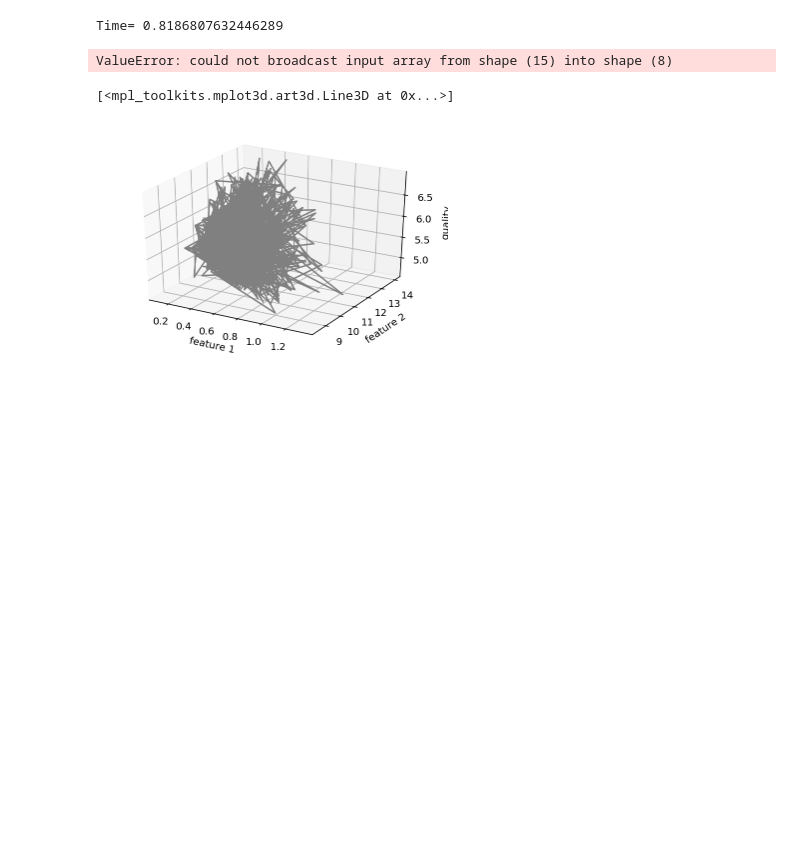
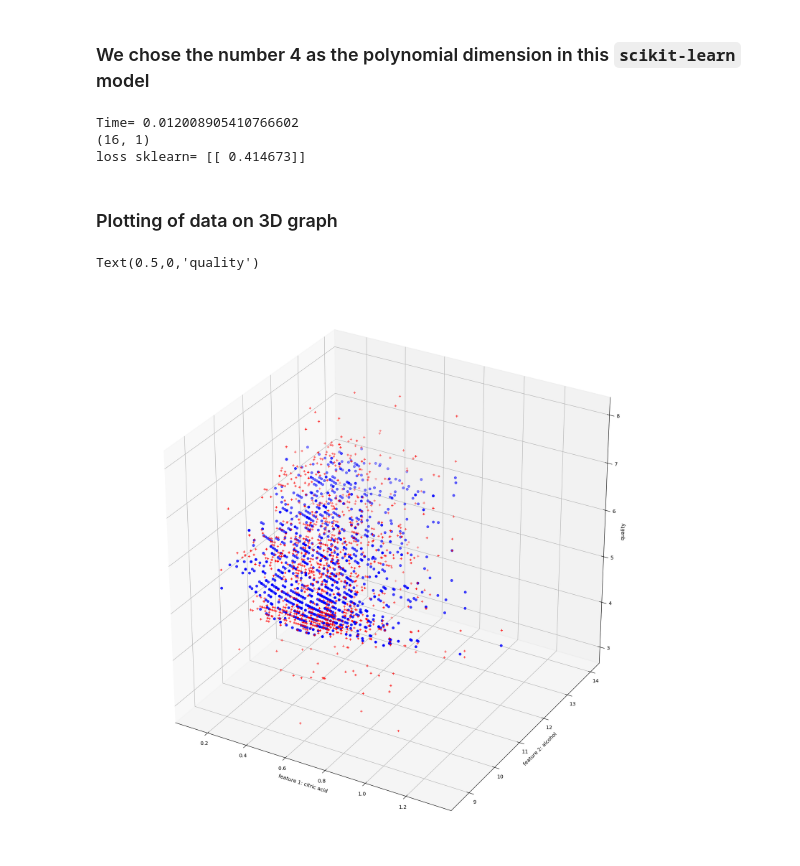
Before and after one commit to tcheew118/CE9010_2018_Group18_Project, a Jupyter notebook: Project_Sklearn.ipynb, the cells around one changed output. Drawn from its saved outputs; the diff is of its cells as text; code cells hidden in the pictures; blank space fills up the shorter version.

````diff
--- a/Project_Sklearn.ipynb
+++ b/Project_Sklearn.ipynb
@@ -79,45 +97,59 @@ def loss_mse(w,X,y):
     loss = 1/n*(z.T).dot(z)
     return loss
 #print(mse_f(X, w, y))
+# %% [markdown]
+### We chose the number 4 as the polynomial dimension in this ```scikit-learn``` model
 # %%
-d = 4
-poly = PolynomialFeatures(d)
+poly = PolynomialFeatures(4)
 X_poly = poly.fit_transform(X)
+#print(X_poly.shape)
 
 # run logistic regression with scikit-learn
 start = time.time()
 lin_reg_sklearn = LinearRegression()
-lin_reg_sklearn.fit(X_poly, y) # learn the model parameters #YOUR CODE HERE
+lin_reg_sklearn.fit(X_poly, y)
 print('Time=',time.time() - start)
 
-# compute loss value
-x=np.zeros([10,4])
-w_sklearn = np.zeros([2*d+1,1])
+# compute sklearn parameters
+w_sklearn = np.zeros([16,1])
 w_sklearn[0,0] = lin_reg_sklearn.intercept_
-w_sklearn[1:2*d+1,0] = lin_reg_sklearn.coef_
-print(w_sklearn)
+w_sklearn[1:16,0] = lin_reg_sklearn.coef_
+print(w_sklearn.shape)
 
 #calculate the loss based on train_data
-X1 = np.ones([1200,a])
-X1 [:, 1:2*d+1] = X_poly[:, 0:2*d]
+X1 = np.ones([1200,16])
+X1 [:, 1:16] = X_poly[:, 0:15]
 loss_sklearn = loss_mse(w_sklearn,X1,y)
 print('loss sklearn=',loss_sklearn)
 # %% [output]
-Time= 0.8186807632446289
+Time= 0.012008905410766602
+(16, 1)
+loss sklearn= [[ 0.414673]]
-ValueError: could not broadcast input array from shape (15) into shape (8)
-# %%
-#visualize the data by 3D graph
-fig = plt.figure()
-ax = plt.axes(projection='3d')
-xline = X[:, 0]
-yline = X[:, 1]
-zline = w_sklearn[0] + w_sklearn[1]*xline + w_sklearn[2]*yline
-ax.set_xlabel('feature 1')   #change if determined
-ax.set_ylabel('feature 2')
-ax.set_zlabel('quality')
-ax.plot3D(xline, yline, zline, 'gray')
-# %% [output]
-[<mpl_toolkits.mplot3d.art3d.Line3D at 0x...>]
-[figure, removed]
+# %% [markdown]
+### Plotting of data on 3D graph
+# %%
+#visualize all data by 3D graph
+X_origin = np.ones([1471, 2])
+X_origin[:, 0:1] = data[:,0:1]
+X_origin_poly = poly.fit_transform(X_origin)
+X_origin_Skl = np.ones([1471, 16])
+X_origin_Skl[:, 1:15] = X_origin_poly[:, 0:14]
+#print(X_origin_Skl.shape)
+
+fig = plt.figure(figsize=(20,20))
+ax = fig.add_subplot(1,1,1,projection='3d')
+x_vals = train_data[:,0]
+y_vals = train_data[:,1]
+z_vals1 = pred_f(X1, w_sklearn)
+z_vals2 = train_data[:,2]
+#visualisation of both predicted value and actual vallue, where predicted value is in blue while actual value is in red
+ax.scatter(x_vals, y_vals, z_vals1, c = 'b', marker='o')
+ax.scatter(x_vals, y_vals, z_vals2, c = 'r', marker='+')
+ax.set_xlabel('feature 1: citric acid')
+ax.set_ylabel('feature 2: alcohol')
+ax.set_zlabel('quality')
+# %% [output]
+Text(0.5,0,'quality')
+[figure, added]
 # %%
 #test the error by test_data
````
Also changed, not shown: parts of 7 cells of this notebook, 8 other files.
